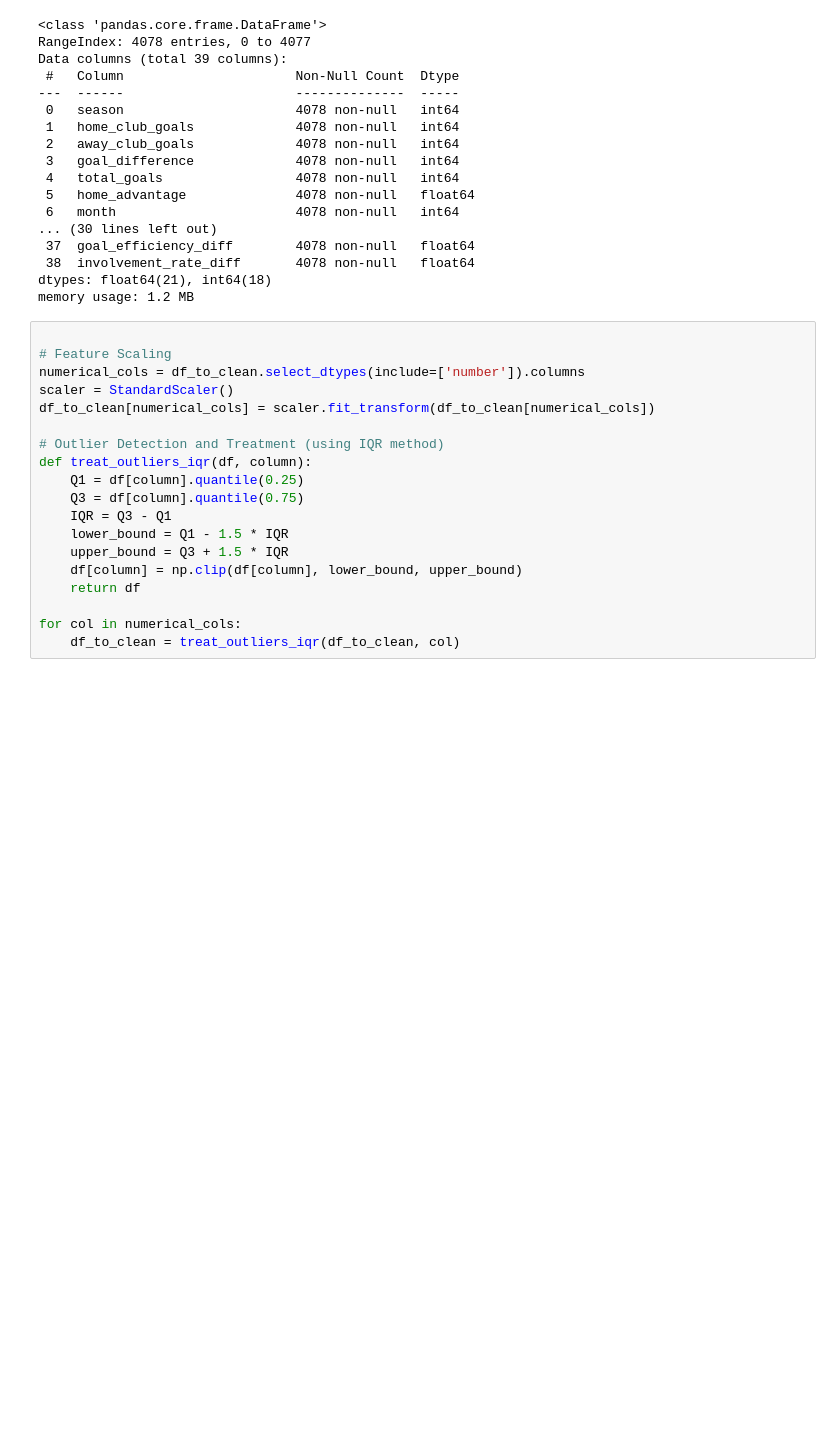
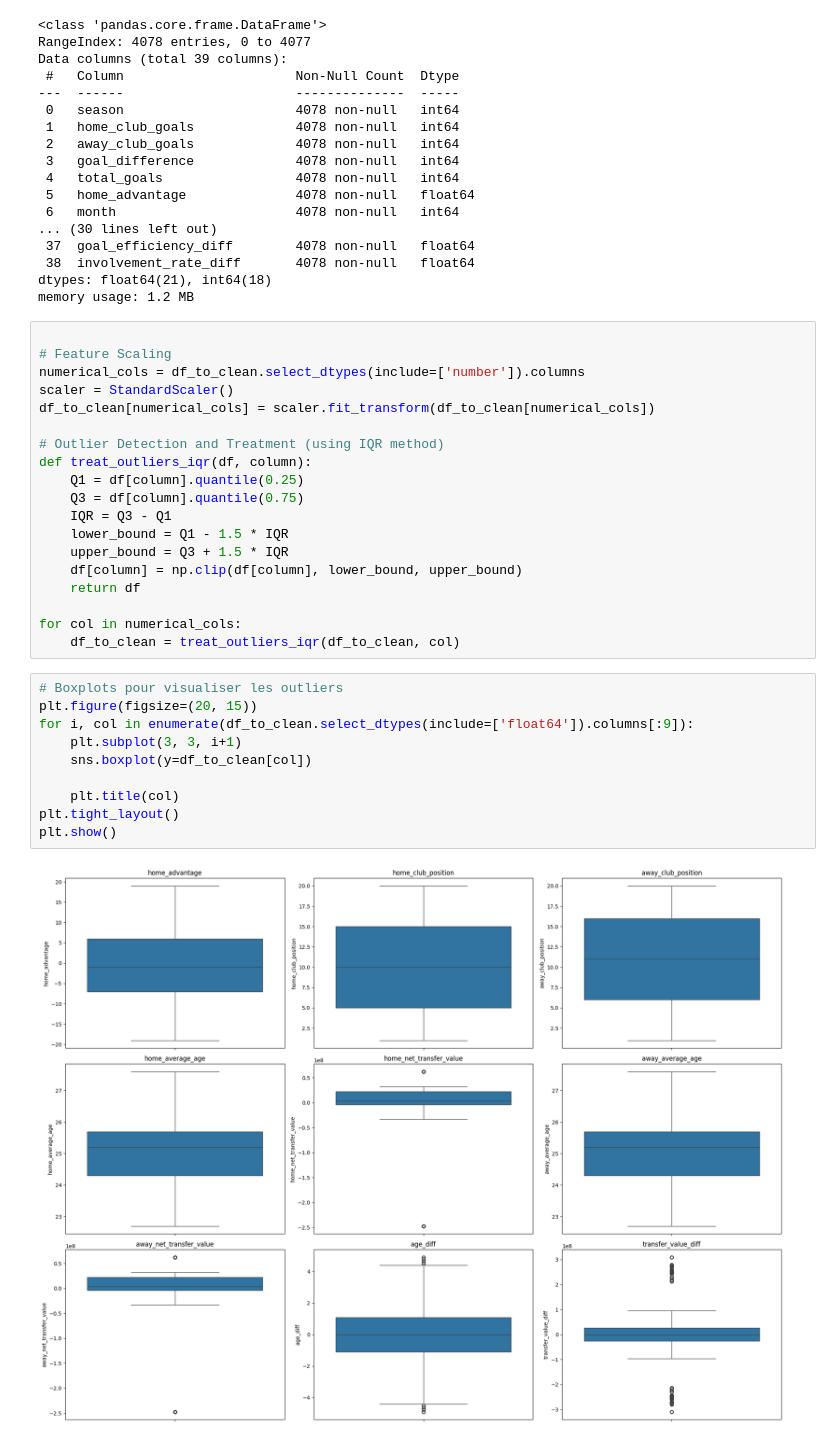
Before and after one commit to mohamed-bouchalkha/ligue1-match-prediction-Project, a Jupyter notebook: Prediction_Ligue1_2023.ipynb, the cells around one changed output. Saved outputs shown, nothing was run; the diff lists cells and outputs as text; blank space fills up the shorter version.

```diff
--- a/Prediction_Ligue1_2023.ipynb
+++ b/Prediction_Ligue1_2023.ipynb
@@ -1839,6 +1847,18 @@ def treat_outliers_iqr(df, column):
 
 for col in numerical_cols:
     df_to_clean = treat_outliers_iqr(df_to_clean, col)
+# %%
+# Boxplots pour visualiser les outliers
+plt.figure(figsize=(20, 15))
+for i, col in enumerate(df_to_clean.select_dtypes(include=['float64']).columns[:9]):
+    plt.subplot(3, 3, i+1)
+    sns.boxplot(y=df_to_clean[col])
+
+    plt.title(col)
+plt.tight_layout()
+plt.show()
+# %% [output]
+[figure, added]
 # %%
 # prompt: Check for class balance in the target column results
 
```
Also changed, not shown: parts of 14 cells of this notebook.
